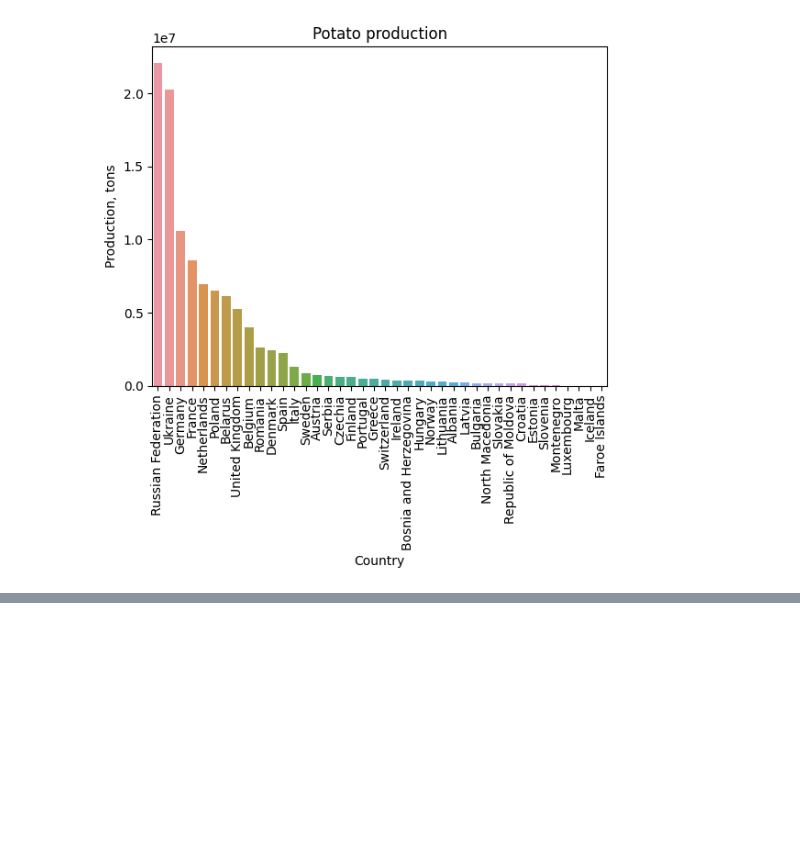
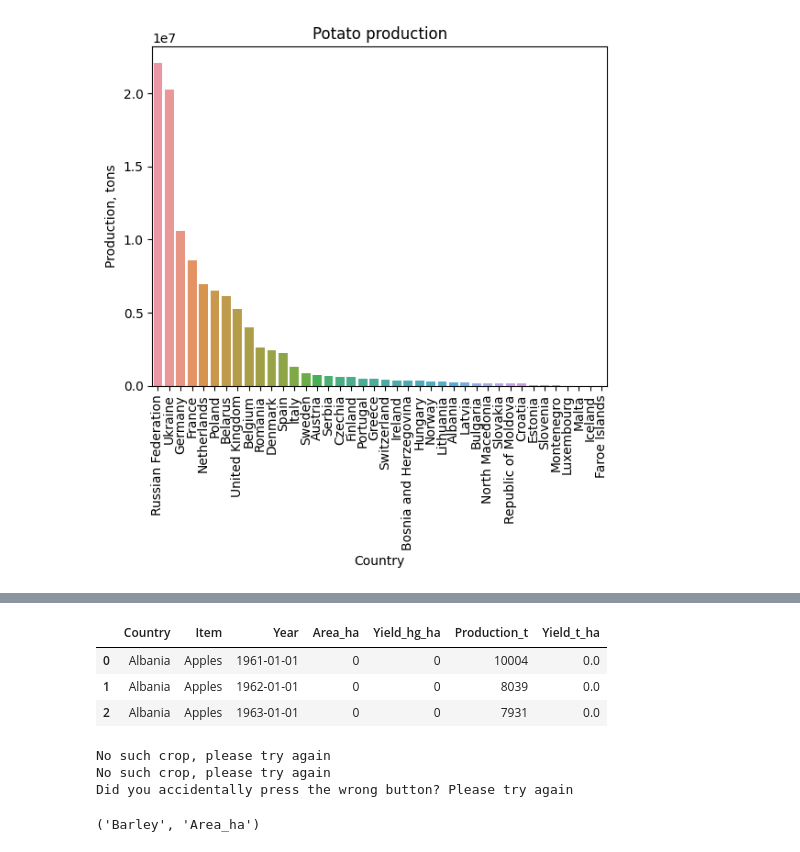
Before and after one commit to Grazina-S/Final-project, a Jupyter notebook: Graphs.ipynb, the cells around one changed output, grey strips where cells are left out. Cells and saved outputs as stored; diff of their text form; code cells hidden in the pictures; blank space fills up the shorter version.

```diff
--- a/Graphs.ipynb
+++ b/Graphs.ipynb
@@ -120,0 +163,7 @@ make_prod_figure('Latvia', 'Barley')
+# %%
+df_melted.head(3)
+# %% [output]
+|  | Country | Item | Year | Area_ha | Yield_hg_ha | Production_t | Yield_t_ha |
+| 0 | Albania | Apples | 1961-01-01 | 0 | 0 | 10004 | 0.0 |
+| 1 | Albania | Apples | 1962-01-01 | 0 | 0 | 8039 | 0.0 |
+| 2 | Albania | Apples | 1963-01-01 | 0 | 0 | 7931 | 0.0 |
@@ -120,0 +192,8 @@ make_prod_figure('Latvia', 'Barley')
+# %%
+other_choices()
+#works. Ok Now figure out how to put everything in one function
+# %% [output]
+No such crop, please try again
+No such crop, please try again
+Did you accidentally press the wrong button? Please try again
+('Barley', 'Area_ha')
```
Also changed, not shown: parts of 6 cells of this notebook.
